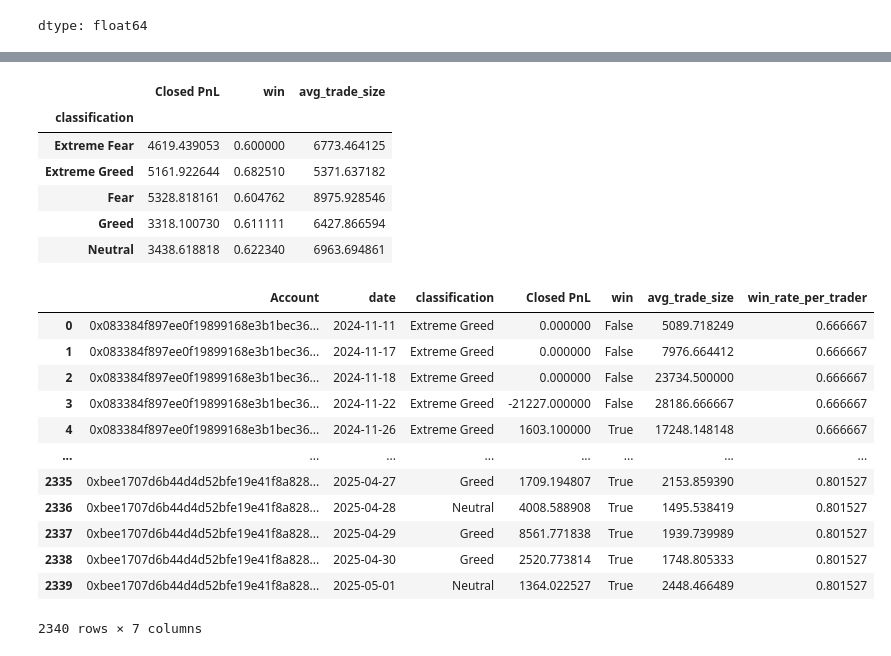
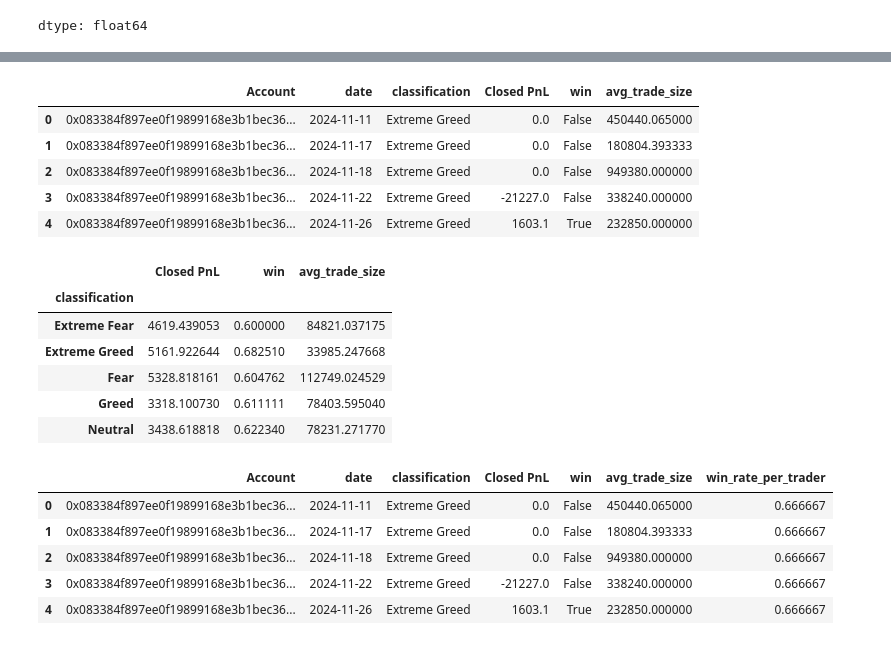
Before and after one commit to DeepanshuSharma1607/Little-Taco-Shop, a Jupyter notebook: Untitled12.ipynb, the cells around one changed output, grey strips where cells are left out. Saved outputs shown, nothing was run; the diff lists cells and outputs as text; code cells hidden in the pictures.

```diff
--- a/Untitled12.ipynb
+++ b/Untitled12.ipynb
@@ -206,6 +206,6 @@ daily.groupby('Account')['win'].mean()
 | 0xbee1707d6b44d4d52bfe19e41f8a828... | 0.801527 |
 dtype: float64
 # %%
-avg_size = df.groupby(['Account','date'])['Size USD'].mean().reset_index(name='avg_trade_size')
+order_size = df.groupby(['Account', 'date', 'Order ID'])['Size USD'].sum().reset_index()
+avg_size = order_size.groupby(['Account', 'date'])['Size USD'].mean().reset_index(name='avg_trade_size')
 daily = daily.merge(avg_size, on=['Account','date'])
-daily
@@ -226,3 +212,12 @@ daily
+# %%
+daily.head()
+# %% [output]
+|  | Account | date | classification | Closed PnL | win | avg_trade_size |
+| 0 | 0x083384f897ee0f19899168e3b1bec36... | 2024-11-11 | Extreme Greed | 0.0 | False | 450440.065000 |
+| 1 | 0x083384f897ee0f19899168e3b1bec36... | 2024-11-17 | Extreme Greed | 0.0 | False | 180804.393333 |
+| 2 | 0x083384f897ee0f19899168e3b1bec36... | 2024-11-18 | Extreme Greed | 0.0 | False | 949380.000000 |
+| 3 | 0x083384f897ee0f19899168e3b1bec36... | 2024-11-22 | Extreme Greed | -21227.0 | False | 338240.000000 |
+| 4 | 0x083384f897ee0f19899168e3b1bec36... | 2024-11-26 | Extreme Greed | 1603.1 | True | 232850.000000 |
 # %%
 daily['win_rate_per_trader'] = daily.groupby('Account')['win'].transform('mean')
 daily.groupby('classification').agg({
@@ -233,24 +228,17 @@ daily.groupby('classification').agg({
 # %% [output]
 |  | Closed PnL | win | avg_trade_size |
 | classification |  |  |  |
-| Extreme Fear | 4619.439053 | 0.600000 | 6773.464125 |
-| Extreme Greed | 5161.922644 | 0.682510 | 5371.637182 |
-| Fear | 5328.818161 | 0.604762 | 8975.928546 |
-| Greed | 3318.100730 | 0.611111 | 6427.866594 |
-| Neutral | 3438.618818 | 0.622340 | 6963.694861 |
+| Extreme Fear | 4619.439053 | 0.600000 | 84821.037175 |
+| Extreme Greed | 5161.922644 | 0.682510 | 33985.247668 |
+| Fear | 5328.818161 | 0.604762 | 112749.024529 |
+| Greed | 3318.100730 | 0.611111 | 78403.595040 |
+| Neutral | 3438.618818 | 0.622340 | 78231.271770 |
 # %%
-daily
+daily.head()
 # %% [output]
 |  | Account | date | classification | Closed PnL | win | avg_trade_size | win_rate_per_trader |
-| 0 | 0x083384f897ee0f19899168e3b1bec36... | 2024-11-11 | Extreme Greed | 0.000000 | False | 5089.718249 | 0.666667 |
-| 1 | 0x083384f897ee0f19899168e3b1bec36... | 2024-11-17 | Extreme Greed | 0.000000 | False | 7976.664412 | 0.666667 |
-| 2 | 0x083384f897ee0f19899168e3b1bec36... | 2024-11-18 | Extreme Greed | 0.000000 | False | 23734.500000 | 0.666667 |
-| 3 | 0x083384f897ee0f19899168e3b1bec36... | 2024-11-22 | Extreme Greed | -21227.000000 | False | 28186.666667 | 0.666667 |
-| 4 | 0x083384f897ee0f19899168e3b1bec36... | 2024-11-26 | Extreme Greed | 1603.100000 | True | 17248.148148 | 0.666667 |
-| ... | ... | ... | ... | ... | ... | ... | ... |
-| 2335 | 0xbee1707d6b44d4d52bfe19e41f8a828... | 2025-04-27 | Greed | 1709.194807 | True | 2153.859390 | 0.801527 |
-| 2336 | 0xbee1707d6b44d4d52bfe19e41f8a828... | 2025-04-28 | Neutral | 4008.588908 | True | 1495.538419 | 0.801527 |
-| 2337 | 0xbee1707d6b44d4d52bfe19e41f8a828... | 2025-04-29 | Greed | 8561.771838 | True | 1939.739989 | 0.801527 |
-| 2338 | 0xbee1707d6b44d4d52bfe19e41f8a828... | 2025-04-30 | Greed | 2520.773814 | True | 1748.805333 | 0.801527 |
-| 2339 | 0xbee1707d6b44d4d52bfe19e41f8a828... | 2025-05-01 | Neutral | 1364.022527 | True | 2448.466489 | 0.801527 |
+| 0 | 0x083384f897ee0f19899168e3b1bec36... | 2024-11-11 | Extreme Greed | 0.0 | False | 450440.065000 | 0.666667 |
+| 1 | 0x083384f897ee0f19899168e3b1bec36... | 2024-11-17 | Extreme Greed | 0.0 | False | 180804.393333 | 0.666667 |
+| 2 | 0x083384f897ee0f19899168e3b1bec36... | 2024-11-18 | Extreme Greed | 0.0 | False | 949380.000000 | 0.666667 |
+| 3 | 0x083384f897ee0f19899168e3b1bec36... | 2024-11-22 | Extreme Greed | -21227.0 | False | 338240.000000 | 0.666667 |
+| 4 | 0x083384f897ee0f19899168e3b1bec36... | 2024-11-26 | Extreme Greed | 1603.1 | True | 232850.000000 | 0.666667 |
-2340 rows × 7 columns
```
Also changed, not shown: parts of 4 cells of this notebook.
